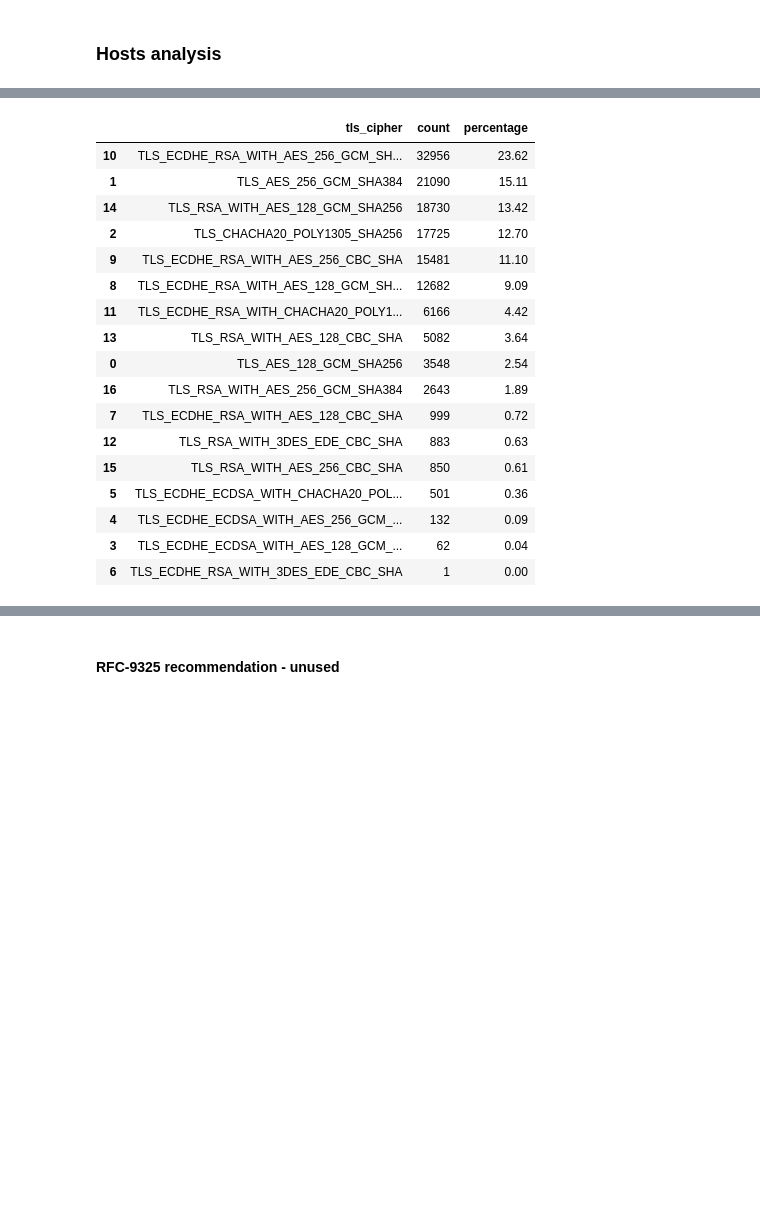
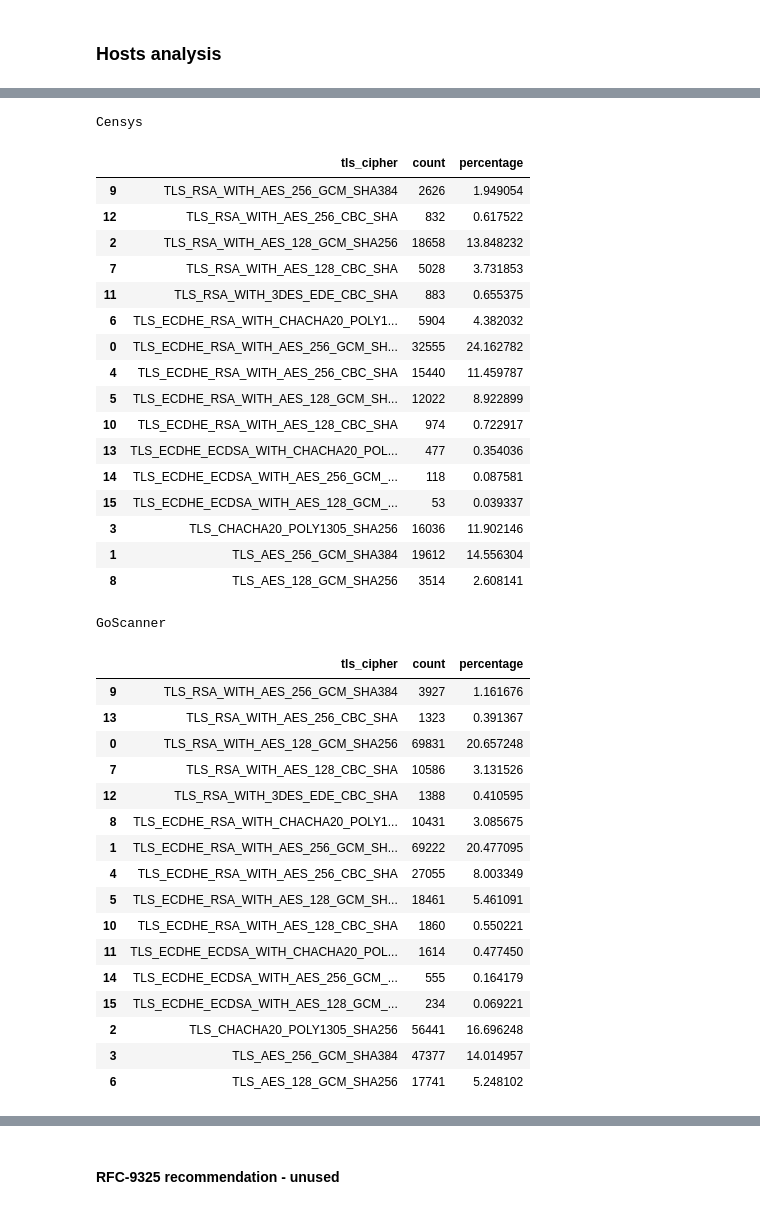
Before and after one commit to internettransparency/ldap-sequel, a Jupyter notebook: notebooks/analysis.ipynb, the cells around one changed output, grey strips where cells are left out. Drawn from its saved outputs; the diff is of its cells as text; code cells hidden in the pictures; blank space fills up the shorter version.

```diff
--- a/notebooks/analysis.ipynb
+++ b/notebooks/analysis.ipynb
@@ -663,29 +699,48 @@ display(aggr_tls_version_pdf)
 # %%
-try:
-    aggr_ciphers_pdf
-except:
-    aggr_ciphers_pdf = pd.read_csv("../dataset/processing/censys_all_ciphers.csv")
+print("Censys")
+censys_aggr_ciphers_pdf = pd.concat([pd.read_csv(filename) for filename in glob("../dataset/processing/censys_all_ciphers/*csv")])
+display(censys_aggr_ciphers_pdf.sort_values("tls_cipher", ascending=False))
 
-display(aggr_ciphers_pdf)
+print("GoScanner")
+goscanner_aggr_ciphers_pdf = pd.concat([pd.read_csv(filename) for filename in glob("../dataset/processing/goscanner_all_ciphers/*csv")])
+display(goscanner_aggr_ciphers_pdf.sort_values("tls_cipher", ascending=False))
 # %% [output]
+Censys
 |  | tls_cipher | count | percentage |
-| 10 | TLS_ECDHE_RSA_WITH_AES_256_GCM_SH... | 32956 | 23.62 |
-| 1 | TLS_AES_256_GCM_SHA384 | 21090 | 15.11 |
-| 14 | TLS_RSA_WITH_AES_128_GCM_SHA256 | 18730 | 13.42 |
-| 2 | TLS_CHACHA20_POLY1305_SHA256 | 17725 | 12.70 |
-| 9 | TLS_ECDHE_RSA_WITH_AES_256_CBC_SHA | 15481 | 11.10 |
-| 8 | TLS_ECDHE_RSA_WITH_AES_128_GCM_SH... | 12682 | 9.09 |
-| 11 | TLS_ECDHE_RSA_WITH_CHACHA20_POLY1... | 6166 | 4.42 |
-| 13 | TLS_RSA_WITH_AES_128_CBC_SHA | 5082 | 3.64 |
-| 0 | TLS_AES_128_GCM_SHA256 | 3548 | 2.54 |
-| 16 | TLS_RSA_WITH_AES_256_GCM_SHA384 | 2643 | 1.89 |
-| 7 | TLS_ECDHE_RSA_WITH_AES_128_CBC_SHA | 999 | 0.72 |
-| 12 | TLS_RSA_WITH_3DES_EDE_CBC_SHA | 883 | 0.63 |
-| 15 | TLS_RSA_WITH_AES_256_CBC_SHA | 850 | 0.61 |
-| 5 | TLS_ECDHE_ECDSA_WITH_CHACHA20_POL... | 501 | 0.36 |
-| 4 | TLS_ECDHE_ECDSA_WITH_AES_256_GCM_... | 132 | 0.09 |
-| 3 | TLS_ECDHE_ECDSA_WITH_AES_128_GCM_... | 62 | 0.04 |
-| 6 | TLS_ECDHE_RSA_WITH_3DES_EDE_CBC_SHA | 1 | 0.00 |
+| 9 | TLS_RSA_WITH_AES_256_GCM_SHA384 | 2626 | 1.949054 |
+| 12 | TLS_RSA_WITH_AES_256_CBC_SHA | 832 | 0.617522 |
+| 2 | TLS_RSA_WITH_AES_128_GCM_SHA256 | 18658 | 13.848232 |
+| 7 | TLS_RSA_WITH_AES_128_CBC_SHA | 5028 | 3.731853 |
+| 11 | TLS_RSA_WITH_3DES_EDE_CBC_SHA | 883 | 0.655375 |
+| 6 | TLS_ECDHE_RSA_WITH_CHACHA20_POLY1... | 5904 | 4.382032 |
+| 0 | TLS_ECDHE_RSA_WITH_AES_256_GCM_SH... | 32555 | 24.162782 |
+| 4 | TLS_ECDHE_RSA_WITH_AES_256_CBC_SHA | 15440 | 11.459787 |
+| 5 | TLS_ECDHE_RSA_WITH_AES_128_GCM_SH... | 12022 | 8.922899 |
+| 10 | TLS_ECDHE_RSA_WITH_AES_128_CBC_SHA | 974 | 0.722917 |
+| 13 | TLS_ECDHE_ECDSA_WITH_CHACHA20_POL... | 477 | 0.354036 |
+| 14 | TLS_ECDHE_ECDSA_WITH_AES_256_GCM_... | 118 | 0.087581 |
+| 15 | TLS_ECDHE_ECDSA_WITH_AES_128_GCM_... | 53 | 0.039337 |
+| 3 | TLS_CHACHA20_POLY1305_SHA256 | 16036 | 11.902146 |
+| 1 | TLS_AES_256_GCM_SHA384 | 19612 | 14.556304 |
+| 8 | TLS_AES_128_GCM_SHA256 | 3514 | 2.608141 |
+GoScanner
+|  | tls_cipher | count | percentage |
+| 9 | TLS_RSA_WITH_AES_256_GCM_SHA384 | 3927 | 1.161676 |
+| 13 | TLS_RSA_WITH_AES_256_CBC_SHA | 1323 | 0.391367 |
+| 0 | TLS_RSA_WITH_AES_128_GCM_SHA256 | 69831 | 20.657248 |
+| 7 | TLS_RSA_WITH_AES_128_CBC_SHA | 10586 | 3.131526 |
+| 12 | TLS_RSA_WITH_3DES_EDE_CBC_SHA | 1388 | 0.410595 |
+| 8 | TLS_ECDHE_RSA_WITH_CHACHA20_POLY1... | 10431 | 3.085675 |
+| 1 | TLS_ECDHE_RSA_WITH_AES_256_GCM_SH... | 69222 | 20.477095 |
+| 4 | TLS_ECDHE_RSA_WITH_AES_256_CBC_SHA | 27055 | 8.003349 |
+| 5 | TLS_ECDHE_RSA_WITH_AES_128_GCM_SH... | 18461 | 5.461091 |
+| 10 | TLS_ECDHE_RSA_WITH_AES_128_CBC_SHA | 1860 | 0.550221 |
+| 11 | TLS_ECDHE_ECDSA_WITH_CHACHA20_POL... | 1614 | 0.477450 |
+| 14 | TLS_ECDHE_ECDSA_WITH_AES_256_GCM_... | 555 | 0.164179 |
+| 15 | TLS_ECDHE_ECDSA_WITH_AES_128_GCM_... | 234 | 0.069221 |
+| 2 | TLS_CHACHA20_POLY1305_SHA256 | 56441 | 16.696248 |
+| 3 | TLS_AES_256_GCM_SHA384 | 47377 | 14.014957 |
+| 6 | TLS_AES_128_GCM_SHA256 | 17741 | 5.248102 |
 # %%
 # https://owasp.org/www-chapter-london/assets/slides/OWASPLondon20180125_TLSv1.3_Andy_Brodie.pdf
 # TLSv1.3:
```
Also changed, not shown: parts of 40 cells of this notebook, 3 other files.
